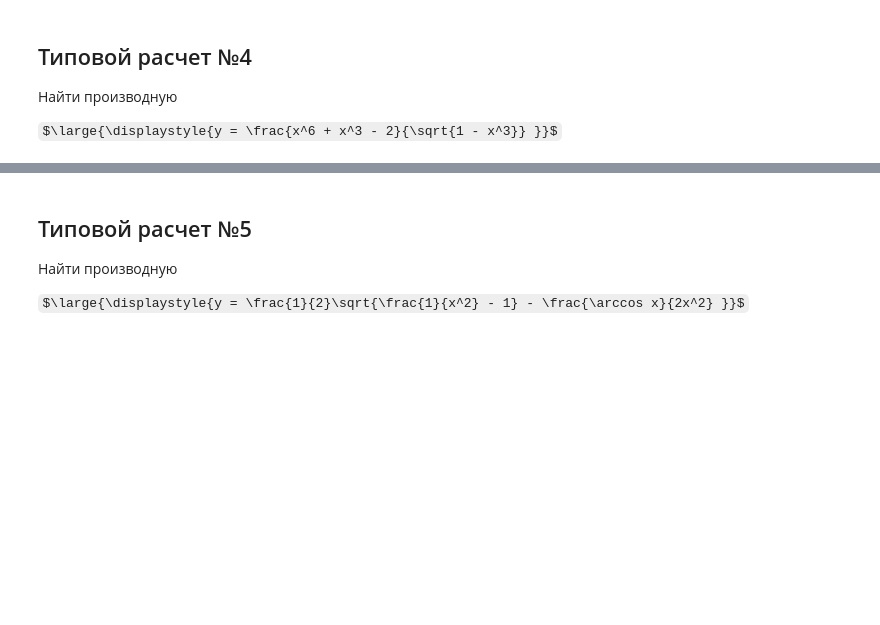
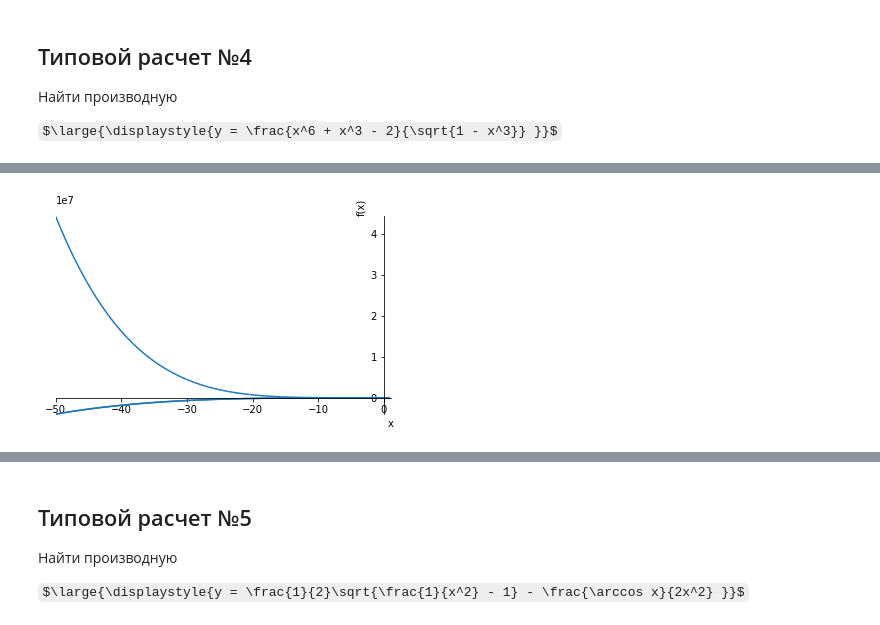
Before and after one commit to OlgaBelitskaya/math_20182019, a Jupyter notebook: mathanalysis_standardcalc201-208.ipynb, the cells around one changed output, grey strips where cells are left out. Saved outputs shown, nothing was run; the diff lists cells and outputs as text; code cells hidden in the pictures; some formulas as TeX source; blank space fills up the shorter version.

```diff
--- a/mathanalysis_standardcalc201-208.ipynb
+++ b/mathanalysis_standardcalc201-208.ipynb
@@ -219,0 +271,4 @@ $\large{\displaystyle{y = \frac{x^6 + x^3 - 2}{\sqrt{1 - x^3}} }}$
+# %%
+plot(y, diff(y,x), g, (x,-50,1));
+# %% [output]
+[figure, added]
```
Also changed, not shown: parts of 11 cells of this notebook.
